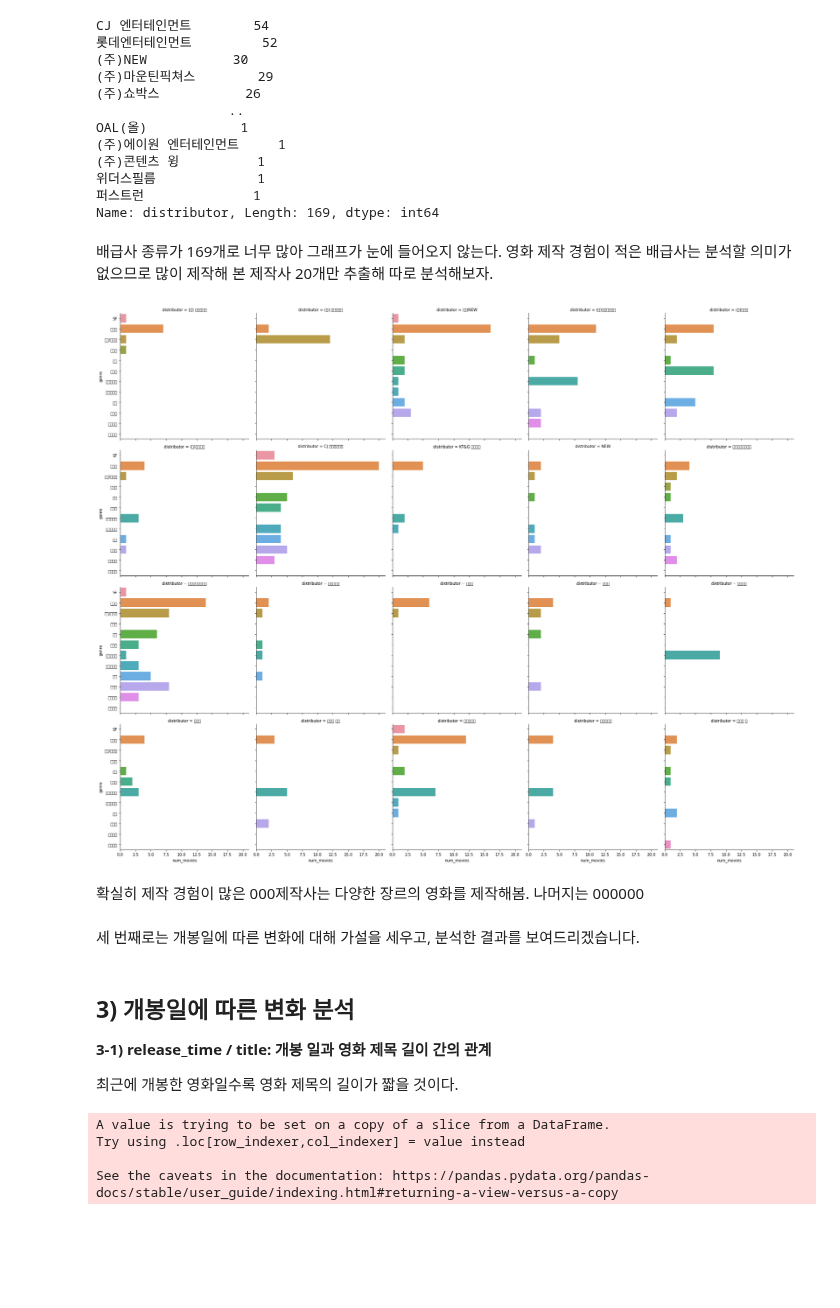
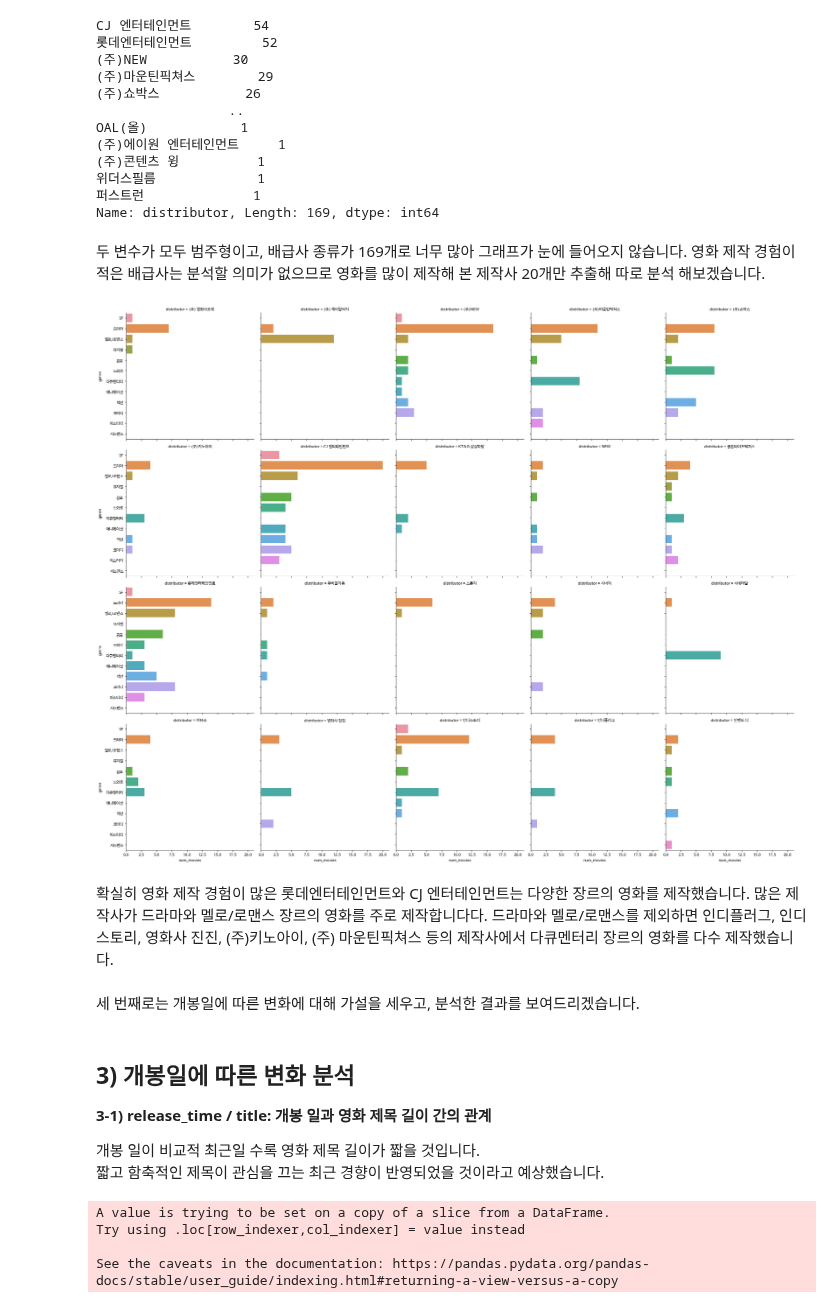
Before and after one commit to nyoons/ESAA, a Jupyter notebook: movies_train_YB_2조.ipynb, the cells around one changed output. Saved outputs shown, nothing was run; the diff lists cells and outputs as text; code cells hidden in the pictures; blank space fills up the shorter version.

```diff
--- a/movies_train_YB_2조.ipynb
+++ b/movies_train_YB_2조.ipynb
@@ -40,0 +43,3 @@ plt.rc('font', family='NanumBarunGothic')
+# %%
+movies = pd.read_table('/content/drive/MyDrive/YB_2조//미니프로젝트/movies_train.csv',sep=',')
+movies.head()
@@ -61,6 +73,3 @@ plt.rc('font', family='NanumBarunGothic')
 - **num_staff**: 스텝수
 - **num_actor**: 주연배우수
 - **box_off_num**: 관객수
-# %%
-movies=pd.read_csv('movies_train.csv')
-movies.head()
@@ -207,0 +279,9 @@ axes=sns.scatterplot(x='genre', y='distributor', data=movies, alpha=0.3)
+# %%
+title_len=[]
+title=movies['title']
+title_list=title.to_list()
+for i in title_list:
+  title_len.append(len(i))
+# %%
+movies['title_len']=title_len
+movies.head()
@@ -221,21 +463,21 @@ OAL(올)            1
 퍼스트런              1
 Name: distributor, Length: 169, dtype: int64
 # %% [markdown]
-배급사 종류가 169개로 너무 많아 그래프가 눈에 들어오지 않는다. 영화 제작 경험이 적은 배급사는 분석할 의미가 없으므로 많이 제작해 본 제작사 20개만 추출해 따로 분석해보자.
+두 변수가 모두 범주형이고, 배급사 종류가 169개로 너무 많아 그래프가 눈에 들어오지 않습니다. 영화 제작 경험이 적은 배급사는 분석할 의미가 없으므로 영화를 많이 제작해 본 제작사 20개만 추출해 따로 분석 해보겠습니다.
 # %%
-distributor_20 = movies['distributor'].value_counts().head(20)
+distributor_20=movies['distributor'].value_counts().head(20)
 
-movies2_5 = movies.groupby(['distributor', 'genre'])['title'].count().reset_index()
-movies2_5.columns = ['distributor', 'genre', 'num_movies']
+movies_dist_gen=movies.groupby(['distributor', 'genre'])['title'].count().reset_index()
+movies_dist_gen.columns=['distributor', 'genre', 'num_movies']
 
-movies_dist = movies2_5[movies2_5['distributor'].isin(distributor_20.index)].copy()
+movies_dist=movies_dist_gen[movies_dist_gen['distributor'].isin(distributor_20.index)].copy()
 
 ax = sns.catplot(data=movies_dist, x='num_movies', y='genre',
             kind='bar', col='distributor', col_wrap=5)
 # %% [output]
-[figure, old version]
+[figure, new version]
-# %% [markdown]
-확실히 제작 경험이 많은 000제작사는 다양한 장르의 영화를 제작해봄. 나머지는 000000
+# %% [markdown]
+확실히 영화 제작 경험이 많은 롯데엔터테인먼트와 CJ 엔터테인먼트는 다양한 장르의 영화를 제작했습니다. 많은 제작사가 드라마와 멜로/로맨스 장르의 영화를 주로 제작합니다다. 드라마와 멜로/로맨스를 제외하면 인디플러그, 인디스토리, 영화사 진진, (주)키노아이, (주) 마운틴픽쳐스 등의 제작사에서 다큐멘터리 장르의 영화를 다수 제작했습니다.
 # %% [markdown]
 세 번째로는 개봉일에 따른 변화에 대해 가설을 세우고, 분석한 결과를 보여드리겠습니다.
 # %% [markdown]
@@ -243,5 +485,6 @@ ax = sns.catplot(data=movies_dist, x='num_movies', y='genre',
 
 **3-1) release_time / title: 개봉 일과 영화 제목 길이 간의 관계**
 
-최근에 개봉한 영화일수록 영화 제목의 길이가 짧을 것이다.
+개봉 일이 비교적 최근일 수록 영화 제목 길이가 짧을 것입니다.
+<br/>짧고 함축적인 제목이 관심을 끄는 최근 경향이 반영되었을 것이라고 예상했습니다.
 # %%
```
Also changed, not shown: parts of 95 cells of this notebook.
